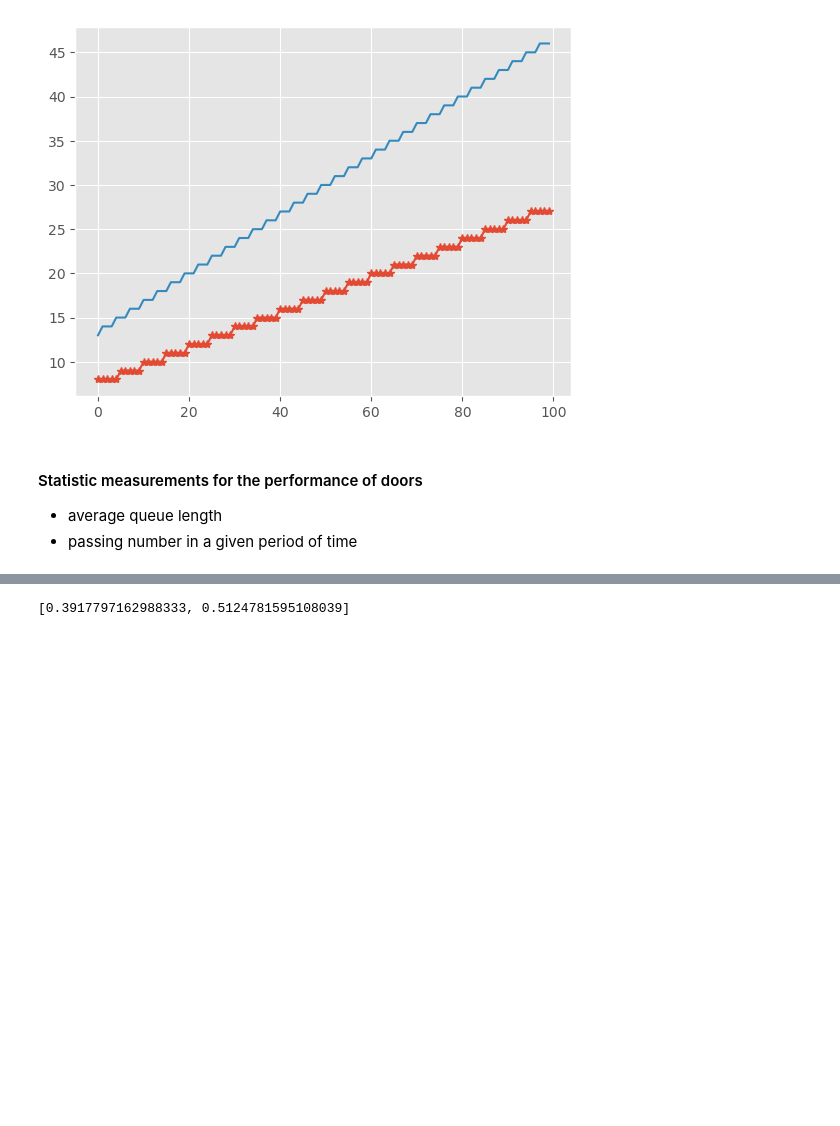
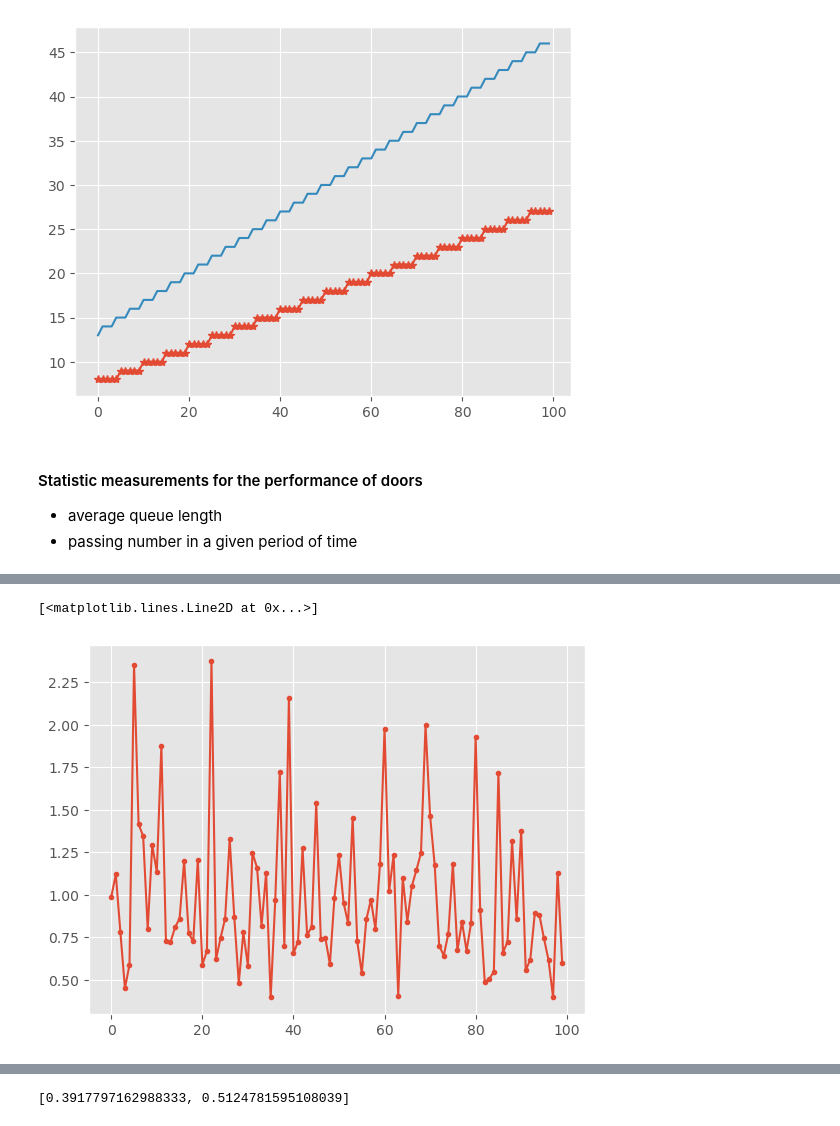
Before and after one commit to Mr-Wonderfool/Queueing-Theory-Application, a Jupyter notebook: models/SingleLineSimulation.ipynb, the cells around one changed output, grey strips where cells are left out. Drawn from its saved outputs; the diff is of its cells as text; code cells hidden in the pictures; blank space fills up the shorter version.

```diff
--- a/models/SingleLineSimulation.ipynb
+++ b/models/SingleLineSimulation.ipynb
@@ -106,6 +106,11 @@ while times < sim_times:
     times += 1
 # plt.plot(ratio, '.-', label='ratio of normal to open')
 # plt.legend()
+# %%
+plt.plot(ratio, marker='.')
+# %% [output]
+[<matplotlib.lines.Line2D at 0x...>]
+[figure, added]
 # %%
 from scipy import stats
 mean = np.mean(ratio)
```
Also changed, not shown: parts of 5 cells of this notebook, 5 other files.
